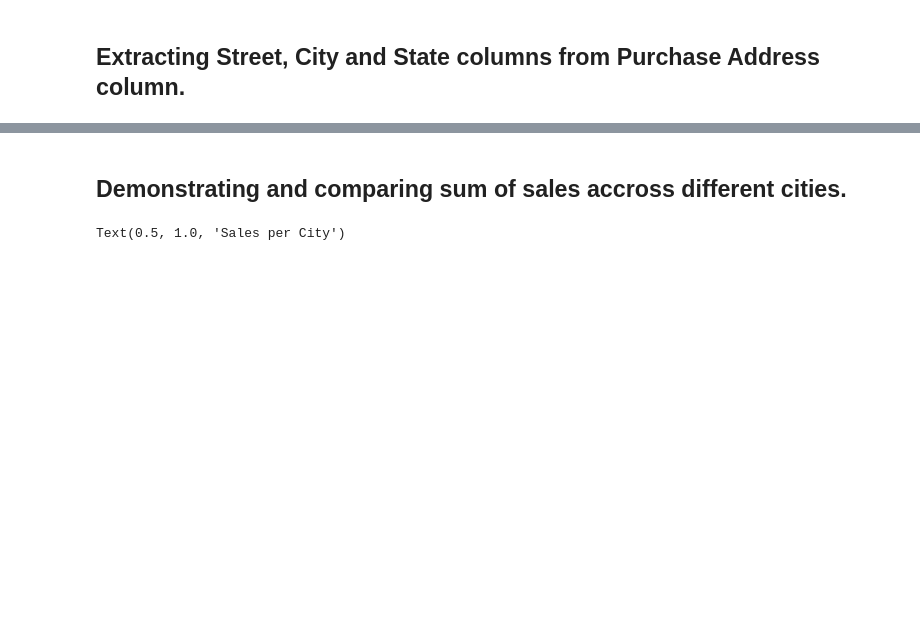
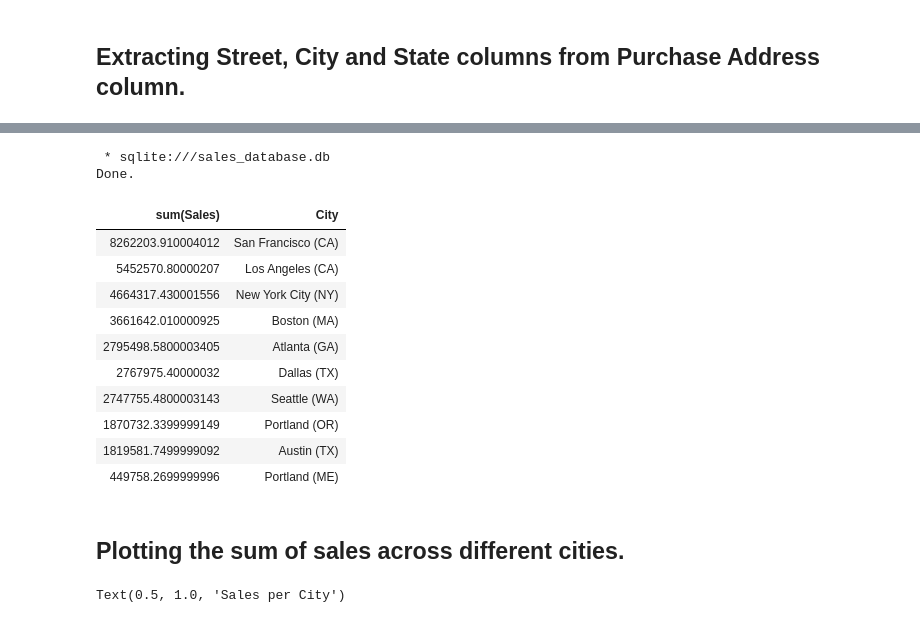
Before and after one commit to jehadahmed95/Projects, a Jupyter notebook: Analysis.ipynb, the cells around one changed output, grey strips where cells are left out. Saved outputs shown, nothing was run; the diff lists cells and outputs as text; code cells hidden in the pictures; blank space fills up the shorter version.

```diff
--- a/Analysis.ipynb
+++ b/Analysis.ipynb
@@ -90,5 +108,25 @@ data.head()
+# %%
+%%sql
+
+select sum(Sales), City from sales
+group by City
+order by sum(Sales) desc
+# %% [output]
+ * sqlite:///sales_database.db
+Done.
+| sum(Sales) | City |
+| 8262203.910004012 | San Francisco (CA) |
+| 5452570.80000207 | Los Angeles (CA) |
+| 4664317.430001556 | New York City (NY) |
+| 3661642.010000925 | Boston (MA) |
+| 2795498.5800003405 | Atlanta (GA) |
+| 2767975.40000032 | Dallas (TX) |
+| 2747755.4800003143 | Seattle (WA) |
+| 1870732.3399999149 | Portland (OR) |
+| 1819581.7499999092 | Austin (TX) |
+| 449758.2699999996 | Portland (ME) |
 # %% [markdown]
-## Demonstrating and comparing sum of sales accross different cities.
+## Plotting the sum of sales across different cities.
 # %%
 g_city = data.groupby(["City"]).sum()
 plt.figure(figsize = (10,3))
```
Also changed, not shown: parts of 19 cells of this notebook.
